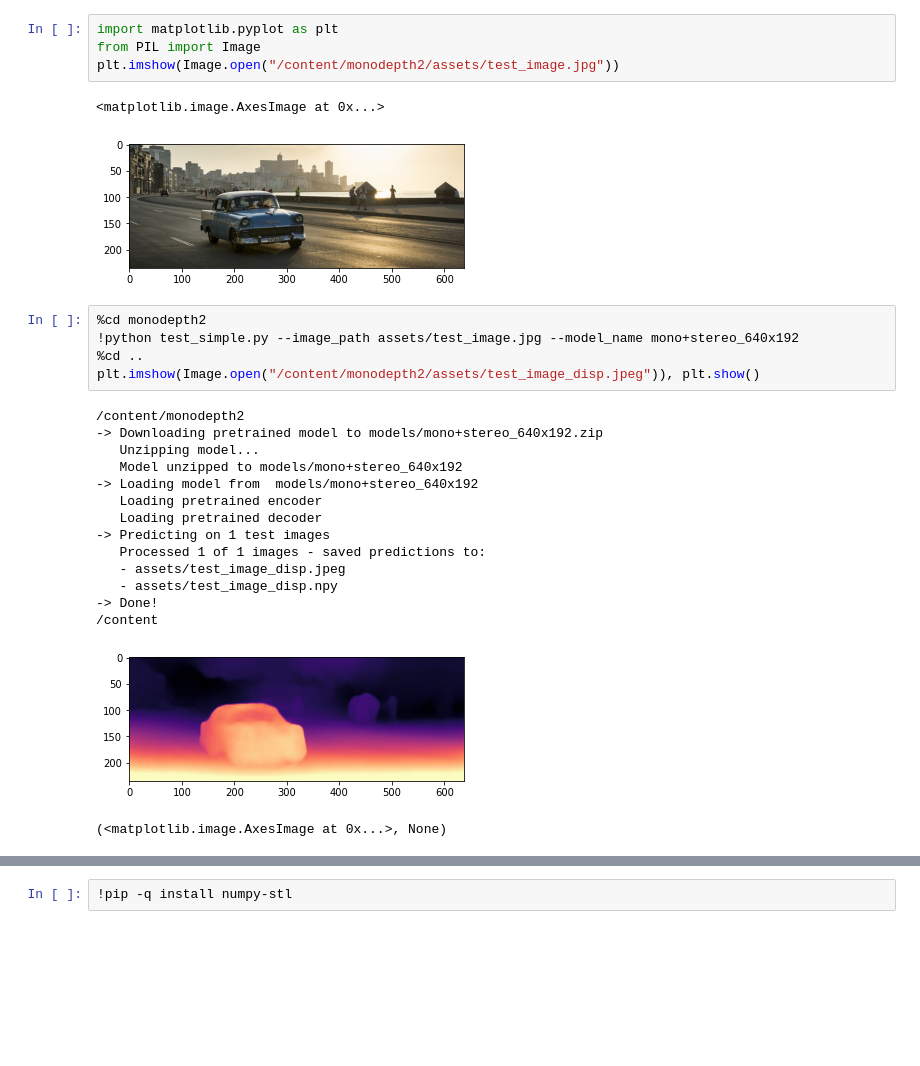
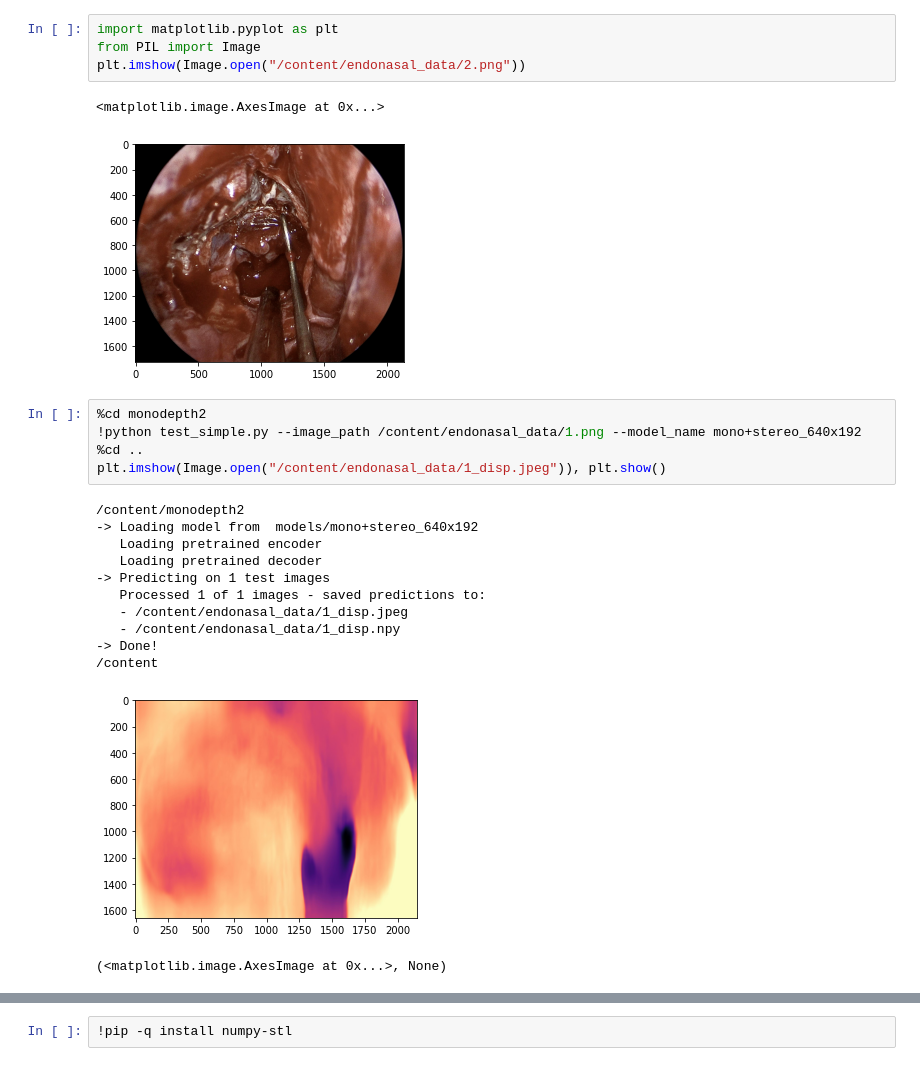
Before and after one commit to mobarakol/computer_vision_tutorial, a Jupyter notebook: 3D_reconstruction_depth_pose_kitti.ipynb, the cells around one changed output, grey strips where cells are left out. Cells and saved outputs as stored; diff of their text form; blank space fills up the shorter version.

```diff
--- a/3D_reconstruction_depth_pose_kitti.ipynb
+++ b/3D_reconstruction_depth_pose_kitti.ipynb
@@ -11,28 +37,25 @@ Resolving deltas: 100% (89/89), done.
 # %%
 import matplotlib.pyplot as plt
 from PIL import Image
-plt.imshow(Image.open("/content/monodepth2/assets/test_image.jpg"))
+plt.imshow(Image.open("/content/endonasal_data/2.png"))
 # %% [output]
 <matplotlib.image.AxesImage at 0x...>
-[figure, old version]
+[figure, new version]
 # %%
 %cd monodepth2
-!python test_simple.py --image_path assets/test_image.jpg --model_name mono+stereo_640x192
+!python test_simple.py --image_path /content/endonasal_data/1.png --model_name mono+stereo_640x192
 %cd ..
-plt.imshow(Image.open("/content/monodepth2/assets/test_image_disp.jpeg")), plt.show()
+plt.imshow(Image.open("/content/endonasal_data/1_disp.jpeg")), plt.show()
 # %% [output]
 /content/monodepth2
--> Downloading pretrained model to models/mono+stereo_640x192.zip
-   Unzipping model...
-   Model unzipped to models/mono+stereo_640x192
 -> Loading model from  models/mono+stereo_640x192
    Loading pretrained encoder
    Loading pretrained decoder
 -> Predicting on 1 test images
    Processed 1 of 1 images - saved predictions to:
-   - assets/test_image_disp.jpeg
-   - assets/test_image_disp.npy
+   - /content/endonasal_data/1_disp.jpeg
+   - /content/endonasal_data/1_disp.npy
 -> Done!
 /content
-[figure, old version]
+[figure, new version]
 (<matplotlib.image.AxesImage at 0x...>, None)
```
Also changed, not shown: parts of 8 cells of this notebook.
